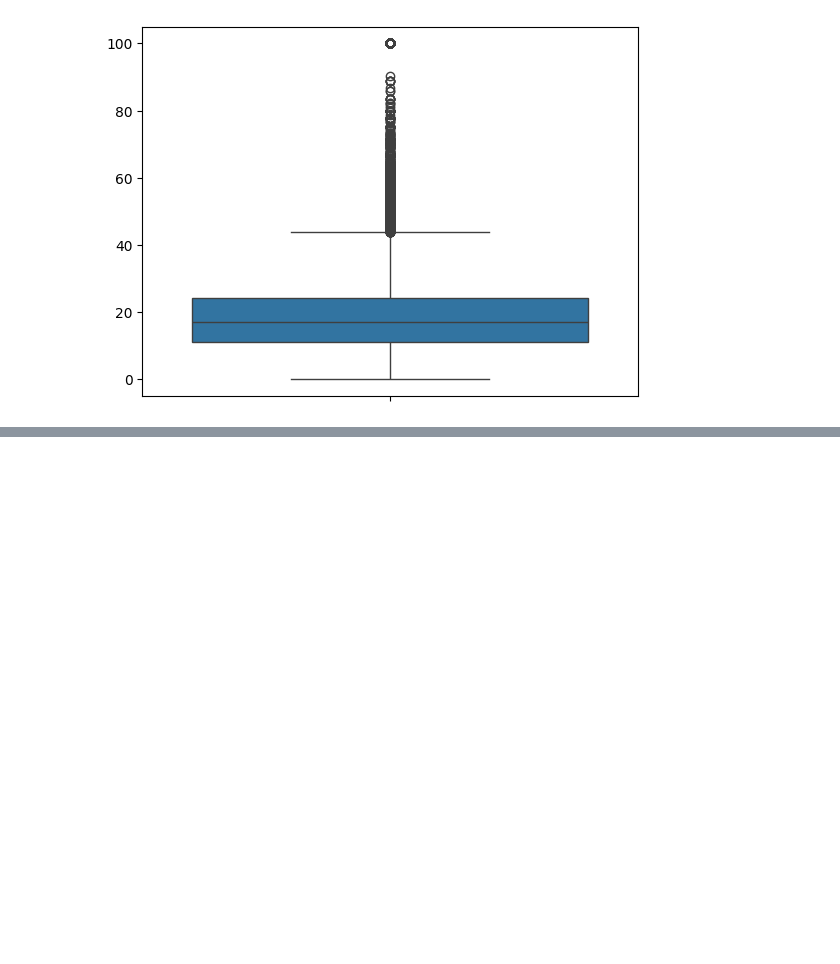
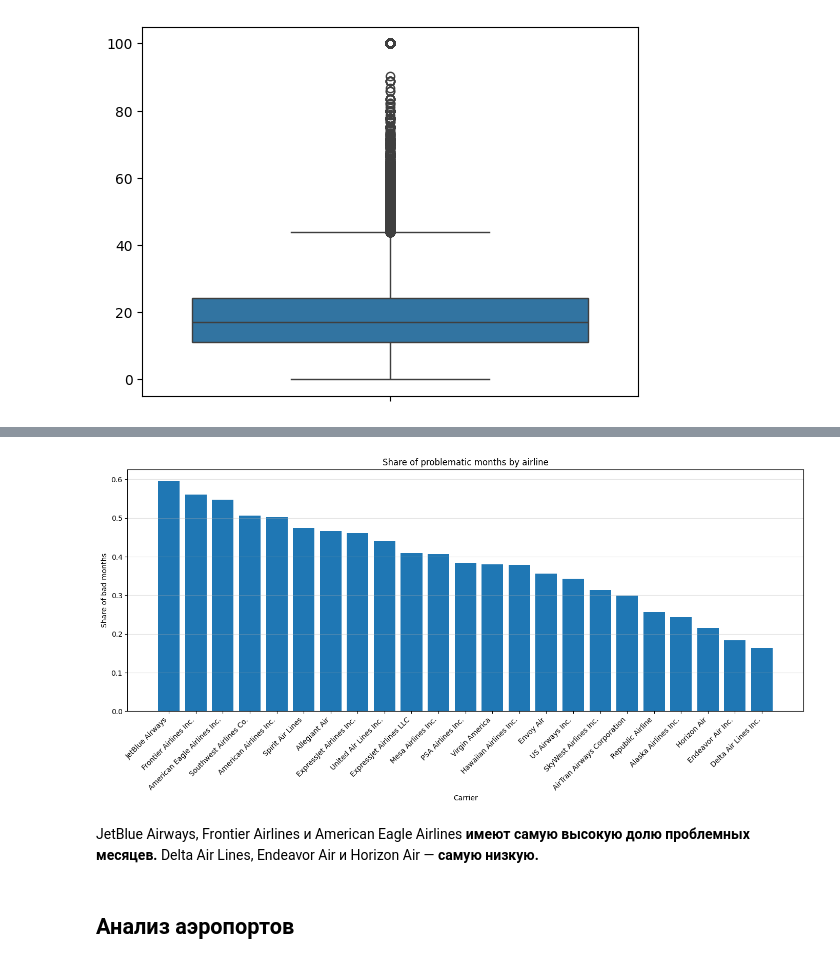
Before and after one commit to AnimeTano/Airline-delay-prediction, a Jupyter notebook: notebooks/01_eda.ipynb, the cells around one changed output, grey strips where cells are left out. Cells and saved outputs as stored; diff of their text form; code cells hidden in the pictures; blank space fills up the shorter version.

```diff
--- a/notebooks/01_eda.ipynb
+++ b/notebooks/01_eda.ipynb
@@ -86,0 +129,8 @@ sns.boxplot((data['arr_del15'] / (data['arr_flights'])) * 100)
+# %%
+## Авиакомпании с проблемными месяцами
+data['bad_month'] = bad_month
+print(data['carrier_name'].value_counts())
+print('----------------')
+print(data.groupby('carrier_name').size().sort_values())
+print('----------------')
+print(data.groupby('carrier_name')['bad_month'].mean())
@@ -86,0 +155,26 @@ sns.boxplot((data['arr_del15'] / (data['arr_flights'])) * 100)
+# %%
+carrier_bad_rate = (data.groupby('carrier_name')['bad_month'].mean().sort_values(ascending = False))
+plt.figure(figsize = (14, 7))
+
+plt.bar(
+    carrier_bad_rate.index,
+    carrier_bad_rate.values
+)
+
+plt.xticks(rotation = 45, ha = 'right')
+plt.ylabel('Share of bad months')
+plt.xlabel('Carrier')
+
+plt.title('Share of problematic months by airline')
+
+plt.grid(axis = 'y', alpha = 0.35)
+
+plt.tight_layout()
+plt.show()
+# %% [output]
+[figure, added]
+# %% [markdown]
+JetBlue Airways, Frontier Airlines и American Eagle Airlines **имеют самую высокую долю проблемных месяцев.**
+Delta Air Lines, Endeavor Air и Horizon Air — **самую низкую.**
+# %% [markdown]
+## Анализ аэропортов
```
Also changed, not shown: parts of 37 cells of this notebook, 1 other file.
